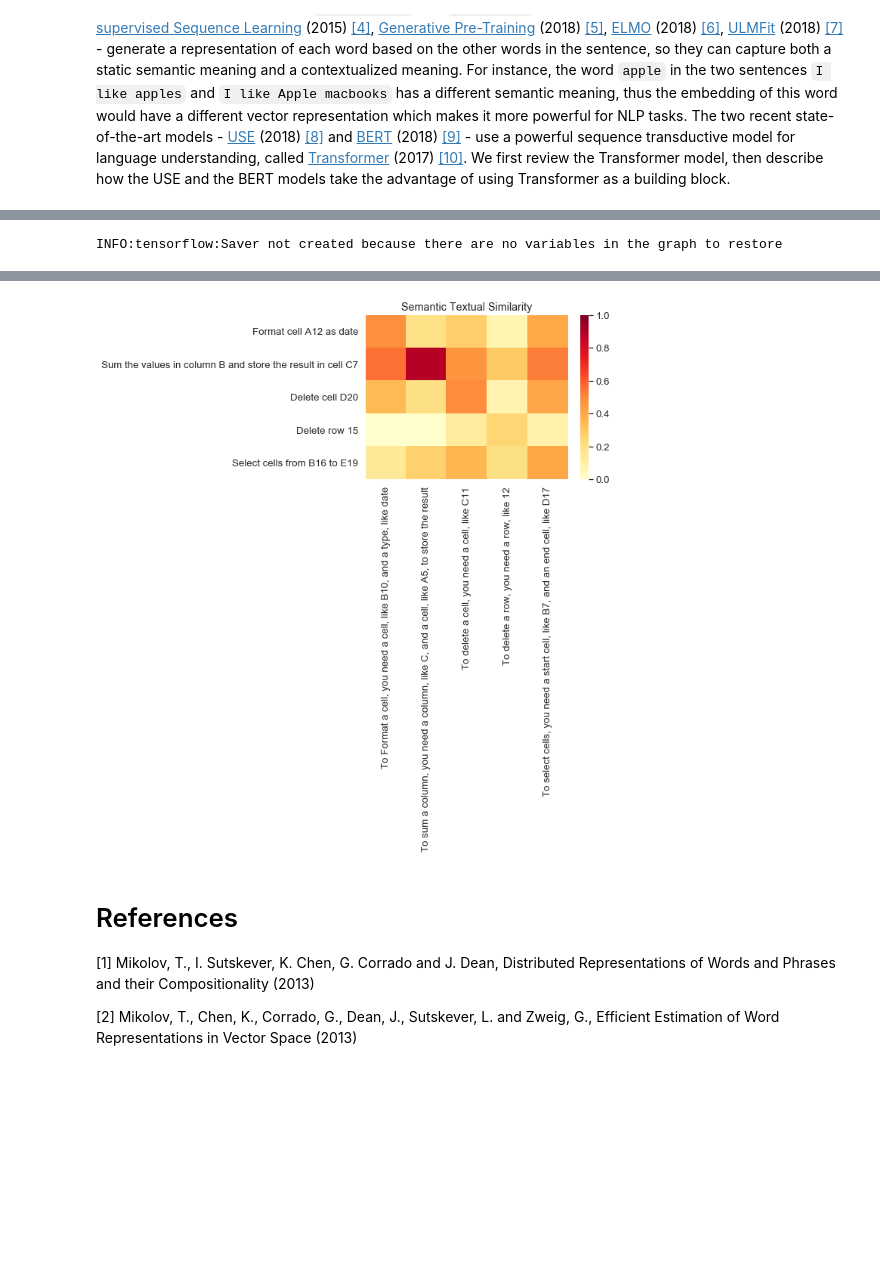
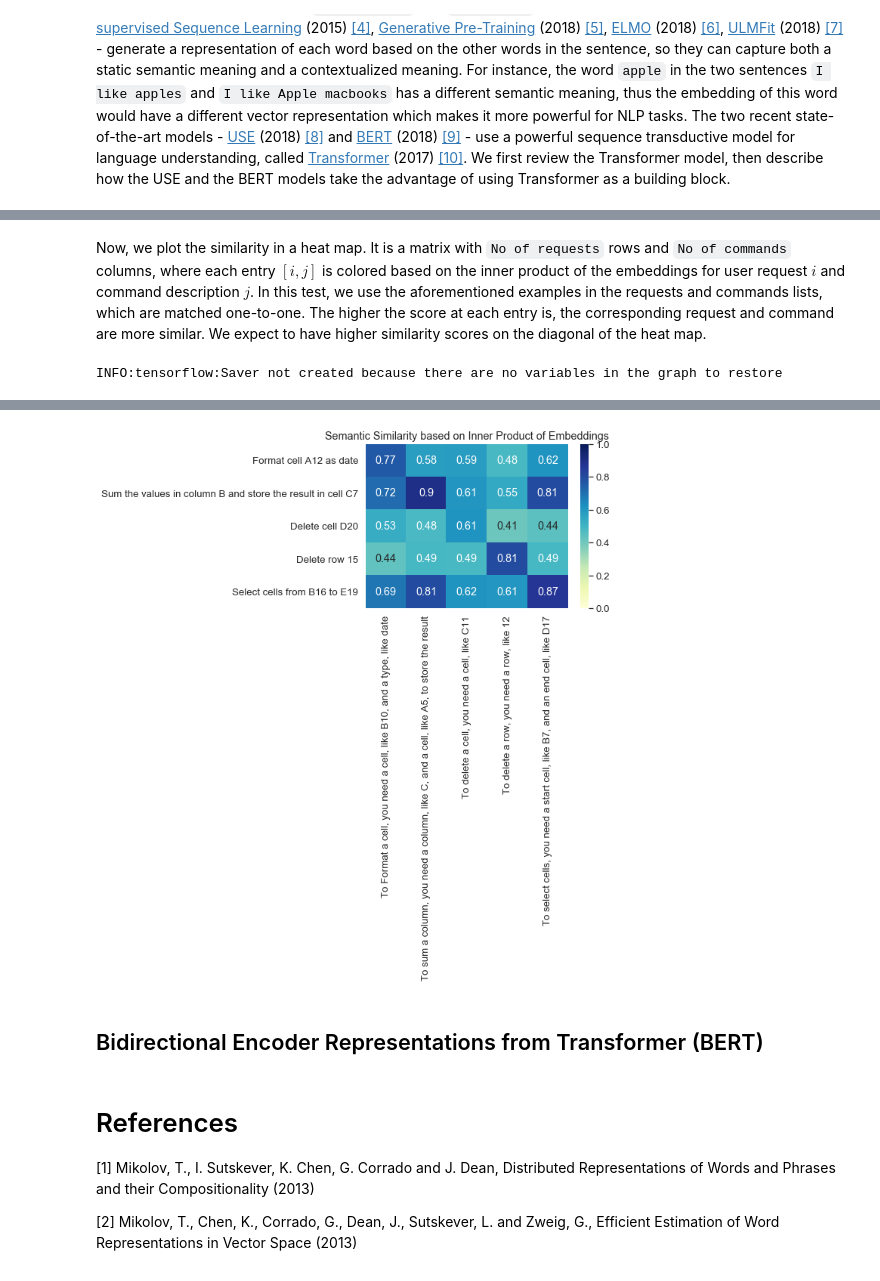
Before and after one commit to hamidreza-mahyar/Assister_Discovery, a Jupyter notebook: Assister_Discovery.ipynb, the cells around one changed output, grey strips where cells are left out. Saved outputs shown, nothing was run; the diff lists cells and outputs as text; code cells hidden in the pictures; blank space fills up the shorter version.

```diff
--- a/Assister_Discovery.ipynb
+++ b/Assister_Discovery.ipynb
@@ -96,30 +101,30 @@ Embedding: [-0.02912534400820732, 0.047603789716959, 0.00011833444295916706, ...
 # %%
 def plot_similarity(labels, embeddings, rotation):
-  corr = np.inner(embeddings[:5], embeddings[5:])
+  inner = np.inner(embeddings[:len(requests)], embeddings[len(requests):])
   sns.set(font_scale=1.2)
-  g = sns.heatmap(
-      corr,
-      xticklabels=labels[5:],
-      yticklabels=labels[:5],
+  g1 = sns.heatmap(
+      inner,
+      annot=True,
+      xticklabels=labels[len(requests):],
+      yticklabels=labels[:len(requests)],
       vmin=0,
       vmax=1,
-      cmap="YlOrRd")
-  g.set_xticklabels(labels[5:], rotation=rotation)
-  g.set_yticklabels(labels[:5])
-  g.set_title("Semantic Textual Similarity")
-
+      cmap="YlGnBu")
+  g1.set_xticklabels(labels[len(requests):], rotation=rotation)
+  g1.set_yticklabels(labels[:len(requests)])
+  g1.set_title("Semantic Similarity based on Inner Product of Embeddings")
 
 def run_and_plot(session_, input_tensor_, messages_, encoding_tensor):
-  message_embeddings_ = session_.run(
-      encoding_tensor, feed_dict={input_tensor_: messages_})
+  message_embeddings_ = session_.run(encoding_tensor, feed_dict={input_tensor_: messages_})
   plot_similarity(messages_, message_embeddings_, 90)
+# %% [markdown]
+Now, we plot the similarity in a heat map. It is a matrix with `No of requests` rows and `No of commands` columns, where each entry $[i, j]$ is colored based on the inner product of the embeddings for user request $i$ and command description $j$. In this test, we use the aforementioned examples in the requests and commands lists, which are matched one-to-one. The higher the score at each entry is, the corresponding request and command are more similar. We expect to have higher similarity scores on the diagonal of the heat map.
 # %%
 similarity_input_placeholder = tf.placeholder(tf.string, shape=(None))
-similarity_message_encodings = embed(similarity_input_placeholder)
+similarity_message_encodings = module(similarity_input_placeholder)
 with tf.Session() as session:
   session.run(tf.global_variables_initializer())
   session.run(tf.tables_initializer())
-  run_and_plot(session, similarity_input_placeholder, sentences,
-               similarity_message_encodings)
+  run_and_plot(session, similarity_input_placeholder, sentences, similarity_message_encodings)
 # %% [output]
 INFO:tensorflow:Saver not created because there are no variables in the graph to restore
@@ -127,4 +132,6 @@ I0425 21:04:56.138029 140734900516288 saver.py:1483] Saver not created because t
-[figure, old version]
+[figure, new version]
+# %% [markdown]
+## Bidirectional Encoder Representations from Transformer (BERT)
 # %% [markdown]
 # References
 
```
Also changed, not shown: parts of 4 cells of this notebook.
